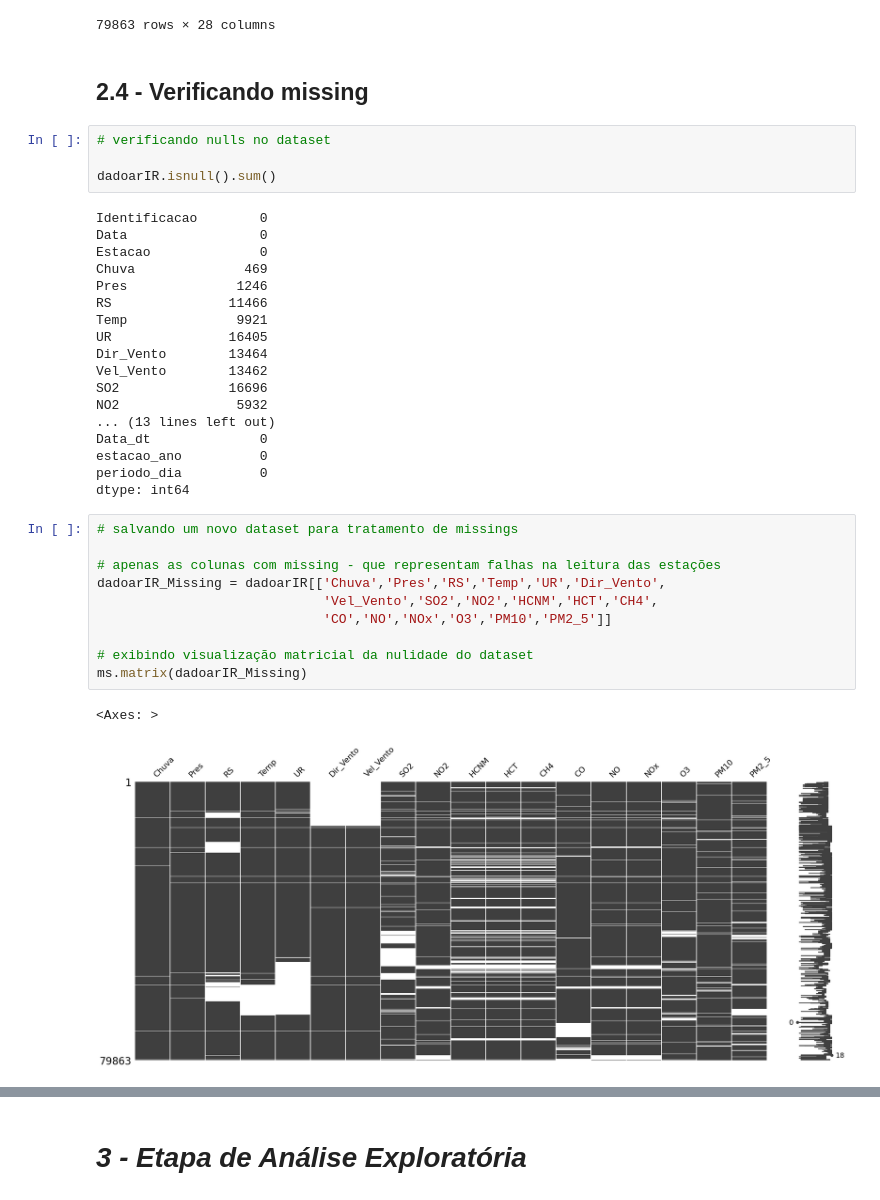
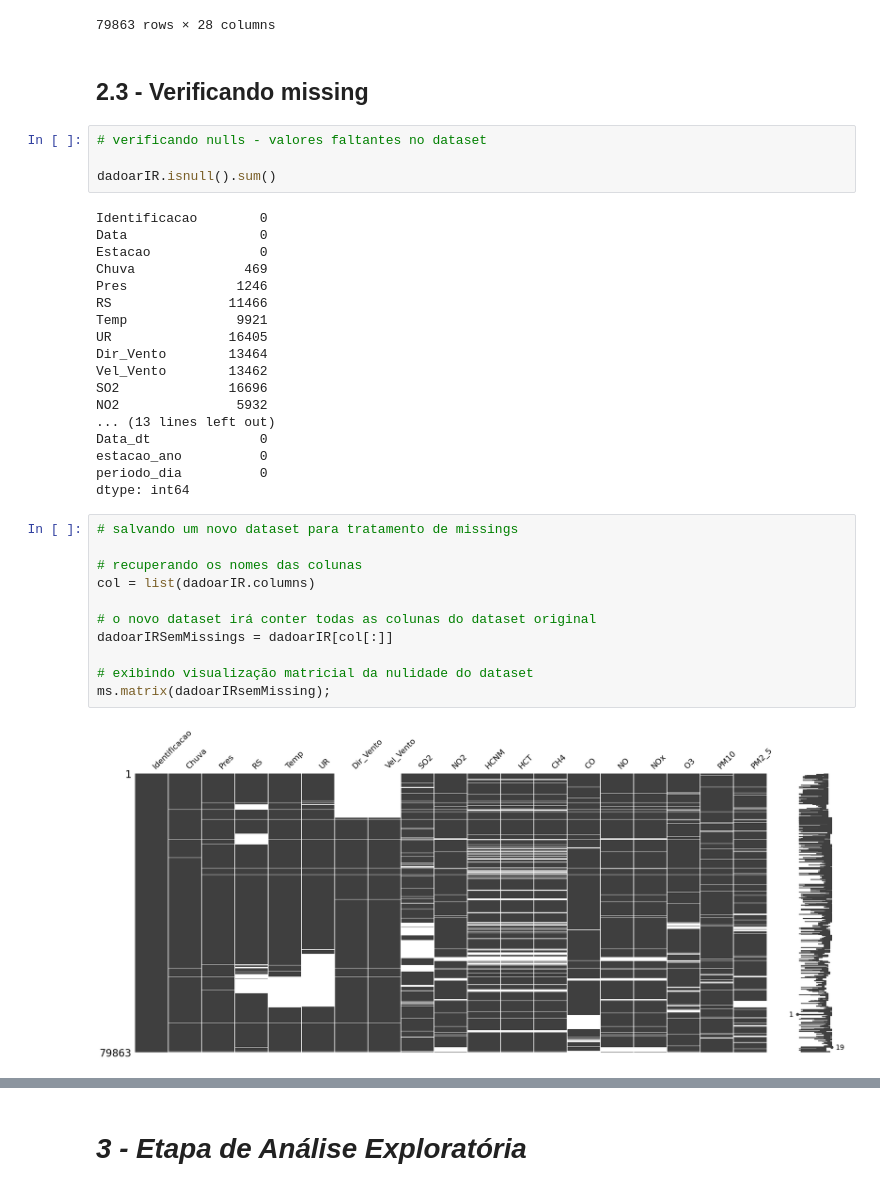
Before and after one commit to Luciahelenasantos/POS_GRADUACAO_PUC, a Jupyter notebook: MVP/Projeto_Split1a.ipynb, the cells around one changed output, grey strips where cells are left out. Saved outputs shown, nothing was run; the diff lists cells and outputs as text.

```diff
--- a/MVP/Projeto_Split1a.ipynb
+++ b/MVP/Projeto_Split1a.ipynb
@@ -211,9 +214,9 @@ dadoarIR
 | 79862 | 642177 | 2021-03-31 23:30:00+00:00 | IR | 0.2 | 1010.15 | 7.00 | 23.40 | 97.57 | 308.17 | 1.23 | ... |
 79863 rows × 28 columns
 # %% [markdown]
-## 2.4 - Verificando missing
+## 2.3 - Verificando missing
 # %%
-# verificando nulls no dataset
+# verificando nulls - valores faltantes no dataset
 
 dadoarIR.isnull().sum()
 # %% [output]
@@ -237,13 +240,13 @@ dtype: int64
 # %%
 # salvando um novo dataset para tratamento de missings
 
-# apenas as colunas com missing - que representam falhas na leitura das estações
-dadoarIR_Missing = dadoarIR[['Chuva','Pres','RS','Temp','UR','Dir_Vento',
-                             'Vel_Vento','SO2','NO2','HCNM','HCT','CH4',
-                             'CO','NO','NOx','O3','PM10','PM2_5']]
+# recuperando os nomes das colunas
+col = list(dadoarIR.columns)
+
+# o novo dataset irá conter todas as colunas do dataset original
+dadoarIRSemMissings = dadoarIR[col[:]]
 
 # exibindo visualização matricial da nulidade do dataset
-ms.matrix(dadoarIR_Missing)
+ms.matrix(dadoarIRsemMissing);
 # %% [output]
-<Axes: >
-[figure, old version]
+[figure, new version]
```
Also changed, not shown: parts of 11 cells of this notebook.
